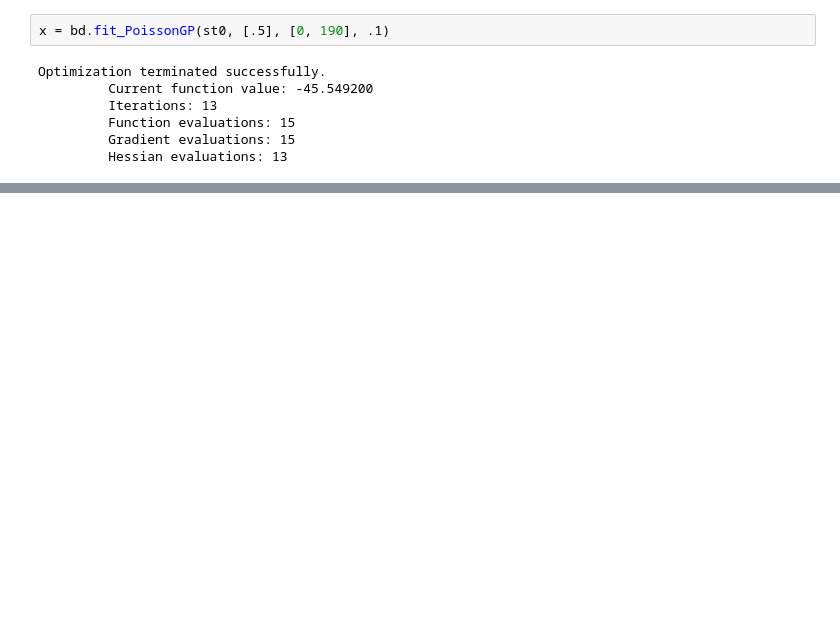
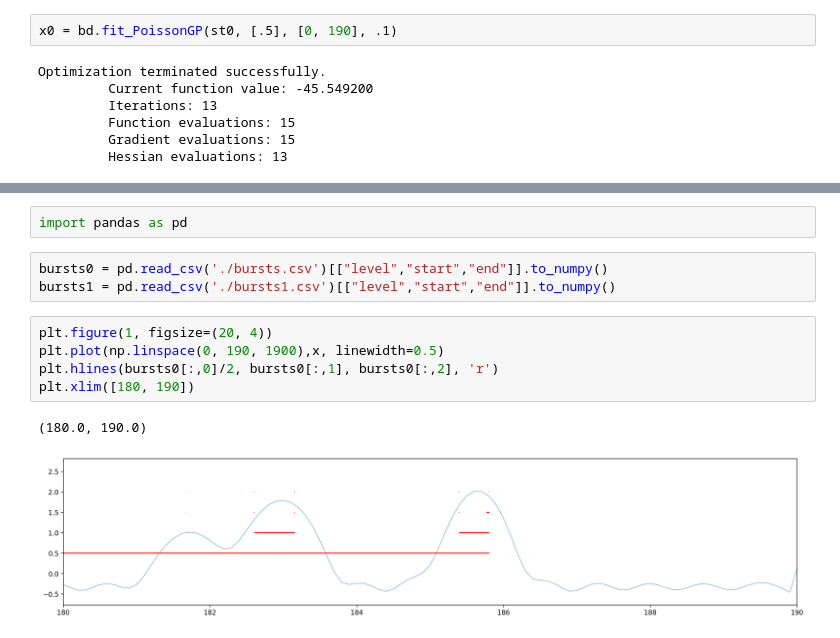
Before and after one commit to saikoukunt/burst-detector, a Jupyter notebook: notebooks/workspace.ipynb, the cells around one changed output, grey strips where cells are left out. Drawn from its saved outputs; the diff is of its cells as text; blank space fills up the shorter version.

```diff
--- a/notebooks/workspace.ipynb
+++ b/notebooks/workspace.ipynb
@@ -31,5 +26,5 @@ dt = 0.1
 # %%
-x = bd.fit_PoissonGP(st0, [.5], [0, 190], .1)
+x0 = bd.fit_PoissonGP(st0, [.5], [0, 190], .1)
 # %% [output]
 Optimization terminated successfully.
          Current function value: -45.549200
@@ -43,3 +47,16 @@ plt.plot(x, linewidth=0.5)
 # %% [output]
 [<matplotlib.lines.Line2D at 0x...>]
 [figure]
+# %%
+import pandas as pd
+# %%
+bursts0 = pd.read_csv('./bursts.csv')[["level","start","end"]].to_numpy()
+bursts1 = pd.read_csv('./bursts1.csv')[["level","start","end"]].to_numpy()
+# %%
+plt.figure(1, figsize=(20, 4))
+plt.plot(np.linspace(0, 190, 1900),x, linewidth=0.5)
+plt.hlines(bursts0[:,0]/2, bursts0[:,1], bursts0[:,2], 'r')
+plt.xlim([180, 190])
+# %% [output]
+(180.0, 190.0)
+[figure, added]
```
Also changed, not shown: parts of 8 cells of this notebook, 3 other files.
